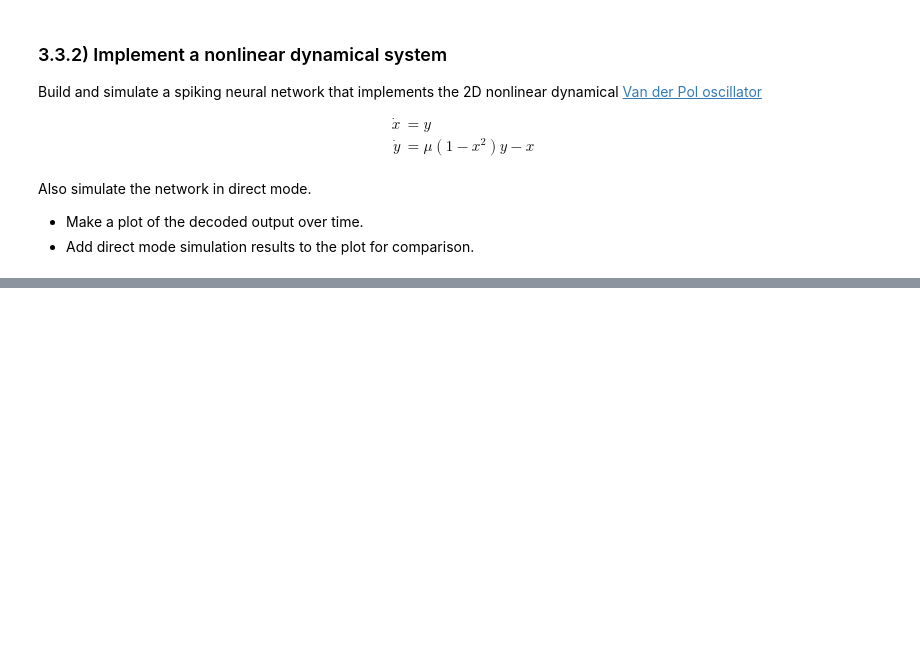
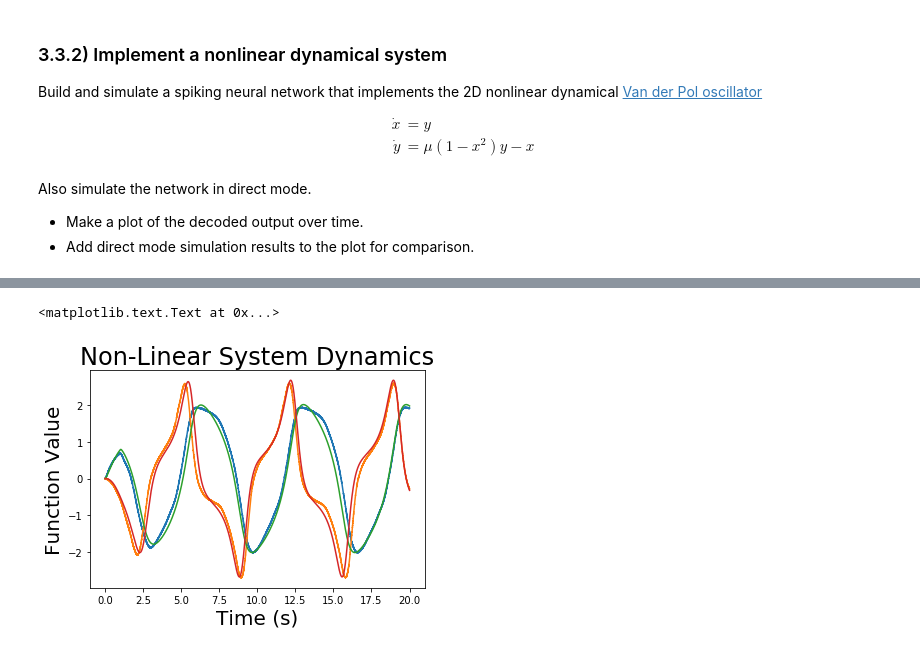
Before and after one commit to Quantumgame/EE207, a Jupyter notebook: Assignments/homework1-1/homework1/problem3.ipynb, the cells around one changed output, grey strips where cells are left out. Saved outputs shown, nothing was run; the diff lists cells and outputs as text; code cells hidden in the pictures; blank space fills up the shorter version.

```diff
--- a/Assignments/homework1-1/homework1/problem3.ipynb
+++ b/Assignments/homework1-1/homework1/problem3.ipynb
@@ -279,0 +309,57 @@ raise NotImplementedError()
+# %%
+# Use these in your simulation
+T = 20.  # duration of simulation
+stim = piecewise({0.:[1., 0.], 1.:[0., 0.]})  # Use this as the input function to your network
+mu = 1.0  # damping coefficient
+N = 1000
+tau = 0.04
+
+model = nengo.Network()
+with model:
+    position = nengo.Ensemble(n_neurons = N,
+                             dimensions = 2,
+                              radius=3
+                             )
+    inp = nengo.Node(stim)
+
+    def feedback(x):
+        x_dot = x[1]
+        y_dot = mu*(1-x[0]**2)*x[1] - x[0]
+        return np.array([x_dot, y_dot])
+
+    nengo.Connection(inp, position, synapse=tau, transform=tau)
+    nengo.Connection(position, position, function=lambda x: tau*feedback(x) + x, synapse=tau)
+    probe_out = nengo.Probe(position, synapse=tau)
+    probe_in = nengo.Probe(inp, synapse=tau)
+
+with nengo.Simulator(model) as sim:
+    sim.run(T)
+
+modeld = nengo.Network()
+with modeld:
+    positiond = nengo.Ensemble(n_neurons = N,
+                             dimensions = 2,
+                               neuron_type = nengo.Direct()
+                             )
+    inpd = nengo.Node(stim)
+
+    def feedback(x):
+        x_dot = x[1]
+        y_dot = mu*(1-x[0]**2)*x[1] - x[0]
+        return np.array([x_dot, y_dot])
+
+    nengo.Connection(inpd, positiond, synapse=tau, transform=tau)
+    nengo.Connection(positiond, positiond, function=lambda x: tau*feedback(x) + x, synapse=tau)
+    probe_out_d = nengo.Probe(positiond, synapse=tau)
+    probe_in_d = nengo.Probe(inpd, synapse=tau)
+
+with nengo.Simulator(modeld) as sim_d:
+    sim_d.run(T)
+
+plt.figure()
+plt.plot(sim.trange(), sim.data[probe_out])
+plt.plot(sim_d.trange(), sim_d.data[probe_out_d])
+plt.xlabel('Time (s)')
+plt.ylabel('Function Value')
+plt.title('Non-Linear System Dynamics')
+# %% [output]
@@ -279,0 +370,2 @@ raise NotImplementedError()
+<matplotlib.text.Text at 0x...>
+[figure, added]
```
Also changed, not shown: parts of 7 cells of this notebook, 1 other file.
